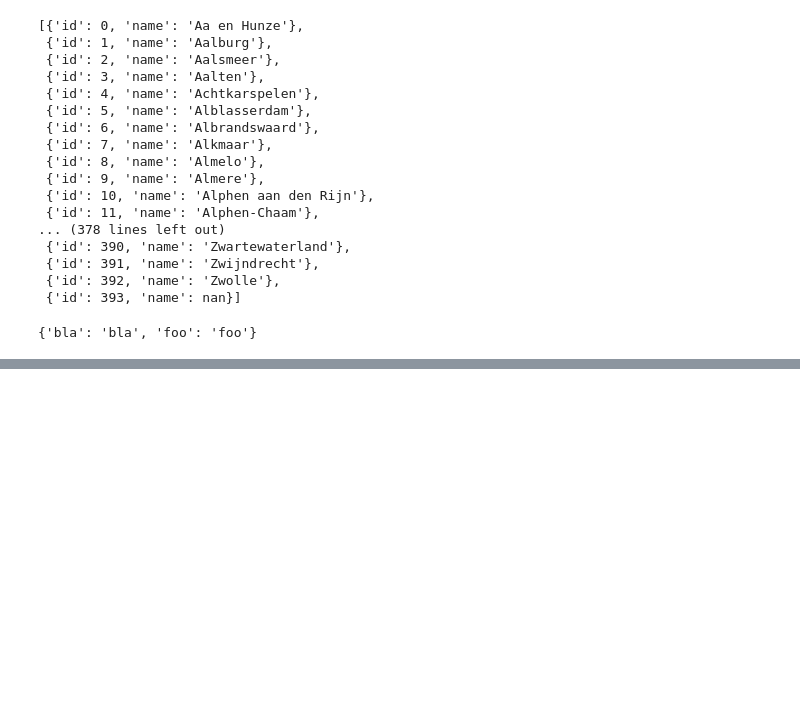
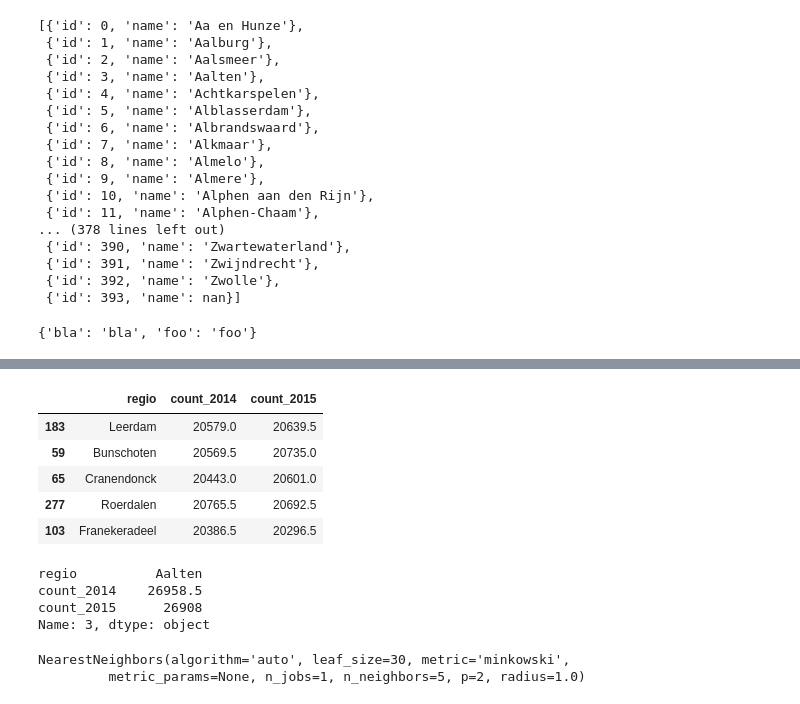
Before and after one commit to Gijs-Koot/gemeente-deler, a Jupyter notebook: notebooks/datasets.ipynb, the cells around one changed output, grey strips where cells are left out. Drawn from its saved outputs; the diff is of its cells as text; code cells hidden in the pictures; blank space fills up the shorter version.

```diff
--- a/notebooks/datasets.ipynb
+++ b/notebooks/datasets.ipynb
@@ -98,0 +122,36 @@ x
+# %%
+from sklearn.neighbors import NearestNeighbors
+
+nn = NearestNeighbors()
+
+def similar(gemeente_id, columns, n=5):
+
+    values = df[columns].values
+    nn.fit(values)
+
+    near = nn.kneighbors(df.loc[gemeente_id][columns].values.reshape(1, -1), n_neighbors=n)[1][0]
+
+    return df.ix[df.index[near]]
+
+similar(183, ["count_2014", "count_2015"])
+# %% [output]
+|  | regio | count_2014 | count_2015 |
+| 183 | Leerdam | 20579.0 | 20639.5 |
+| 59 | Bunschoten | 20569.5 | 20735.0 |
+| 65 | Cranendonck | 20443.0 | 20601.0 |
+| 277 | Roerdalen | 20765.5 | 20692.5 |
+| 103 | Franekeradeel | 20386.5 | 20296.5 |
+# %%
+df.iloc[3]
+# %% [output]
+regio          Aalten
+count_2014    26958.5
+count_2015      26908
+Name: 3, dtype: object
+# %%
+values =
+
+nn.fit(values)
+# %% [output]
+NearestNeighbors(algorithm='auto', leaf_size=30, metric='minkowski',
+         metric_params=None, n_jobs=1, n_neighbors=5, p=2, radius=1.0)
```
Also changed, not shown: parts of 3 cells of this notebook, 1 other file.
